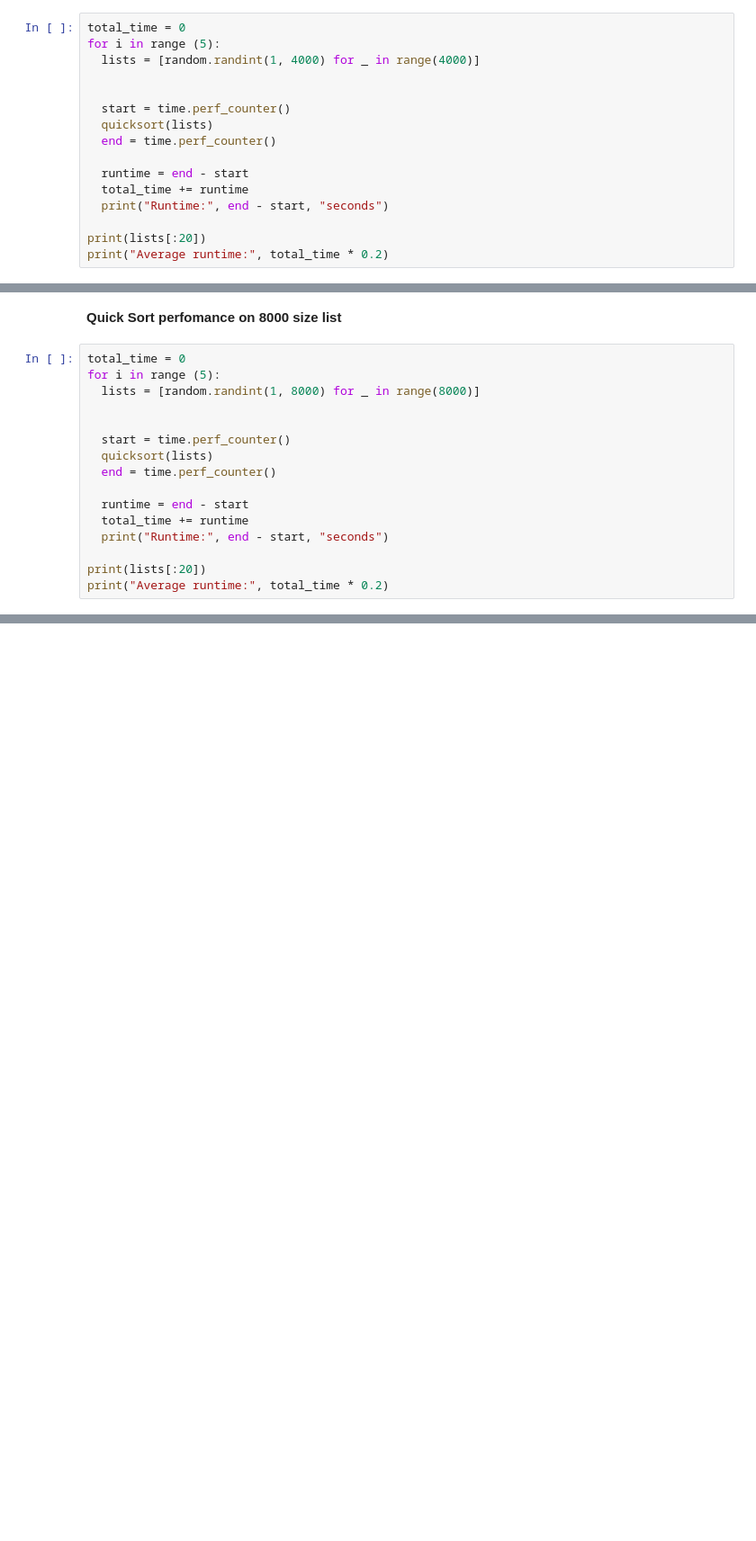
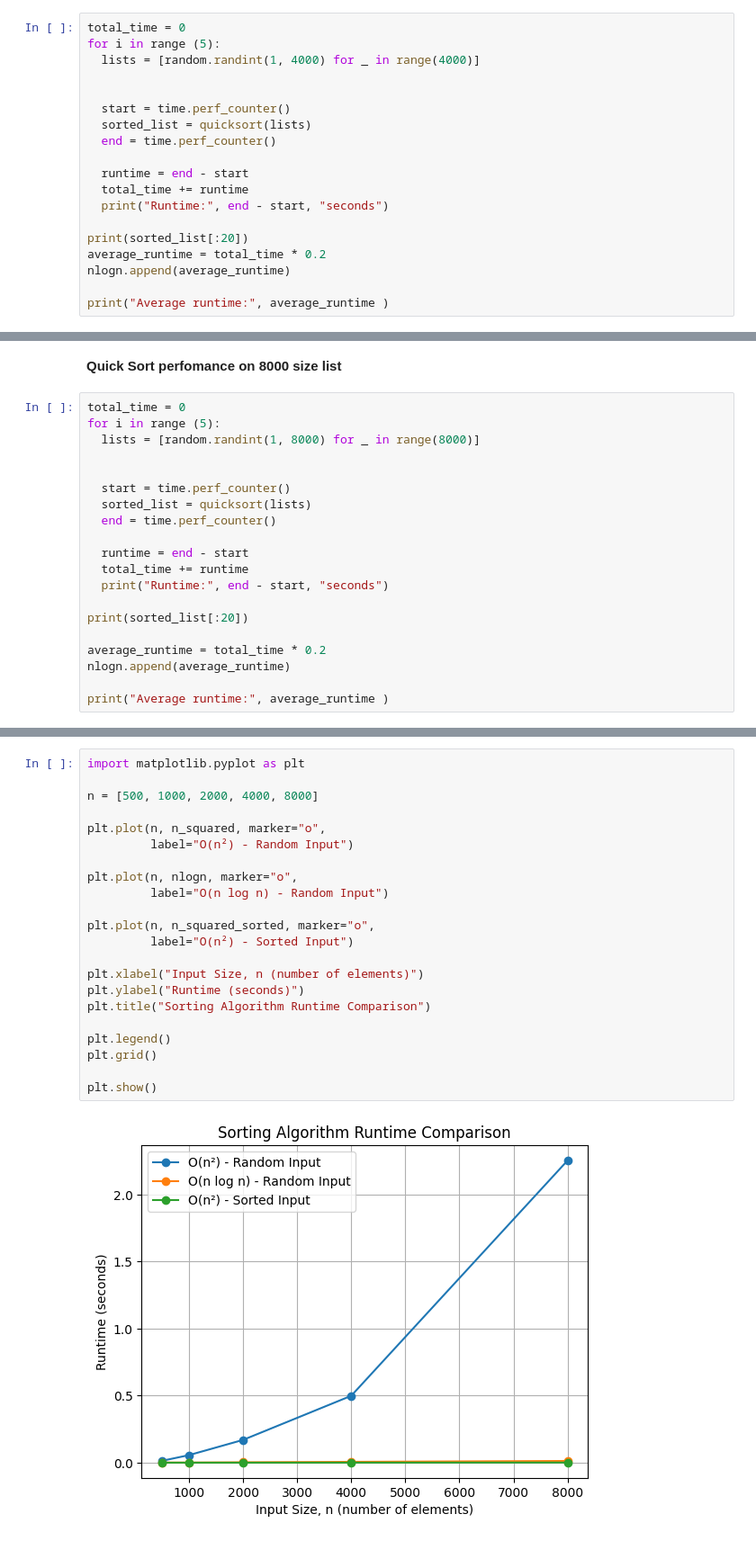
Before and after one commit to kimunilaz/Algorithms_Under_Microscope, a Jupyter notebook: Algorithms_Under_Microscope.ipynb, the cells around one changed output, grey strips where cells are left out. Shown at 90% size. Drawn from its saved outputs; the diff is of its cells as text; blank space fills up the shorter version.

```diff
--- a/Algorithms_Under_Microscope.ipynb
+++ b/Algorithms_Under_Microscope.ipynb
@@ -309,13 +438,16 @@ for i in range (5):
 
 
   start = time.perf_counter()
-  quicksort(lists)
+  sorted_list = quicksort(lists)
   end = time.perf_counter()
 
   runtime = end - start
   total_time += runtime
   print("Runtime:", end - start, "seconds")
 
-print(lists[:20])
-print("Average runtime:", total_time * 0.2)
+print(sorted_list[:20])
+average_runtime = total_time * 0.2
+nlogn.append(average_runtime)
+
+print("Average runtime:", average_runtime )
 # %% [output]
@@ -362,13 +529,17 @@ for i in range (5):
 
 
   start = time.perf_counter()
-  quicksort(lists)
+  sorted_list = quicksort(lists)
   end = time.perf_counter()
 
   runtime = end - start
   total_time += runtime
   print("Runtime:", end - start, "seconds")
 
-print(lists[:20])
-print("Average runtime:", total_time * 0.2)
+print(sorted_list[:20])
+
+average_runtime = total_time * 0.2
+nlogn.append(average_runtime)
+
+print("Average runtime:", average_runtime )
 # %% [output]
@@ -381,0 +591,24 @@ Average runtime: 0.015040118400065694
+# %%
+import matplotlib.pyplot as plt
+
+n = [500, 1000, 2000, 4000, 8000]
+
+plt.plot(n, n_squared, marker="o",
+         label="O(n²) - Random Input")
+
+plt.plot(n, nlogn, marker="o",
+         label="O(n log n) - Random Input")
+
+plt.plot(n, n_squared_sorted, marker="o",
+         label="O(n²) - Sorted Input")
+
+plt.xlabel("Input Size, n (number of elements)")
+plt.ylabel("Runtime (seconds)")
+plt.title("Sorting Algorithm Runtime Comparison")
+
+plt.legend()
+plt.grid()
+
+plt.show()
+# %% [output]
+[figure, added]
```
Also changed, not shown: parts of 19 cells of this notebook.
